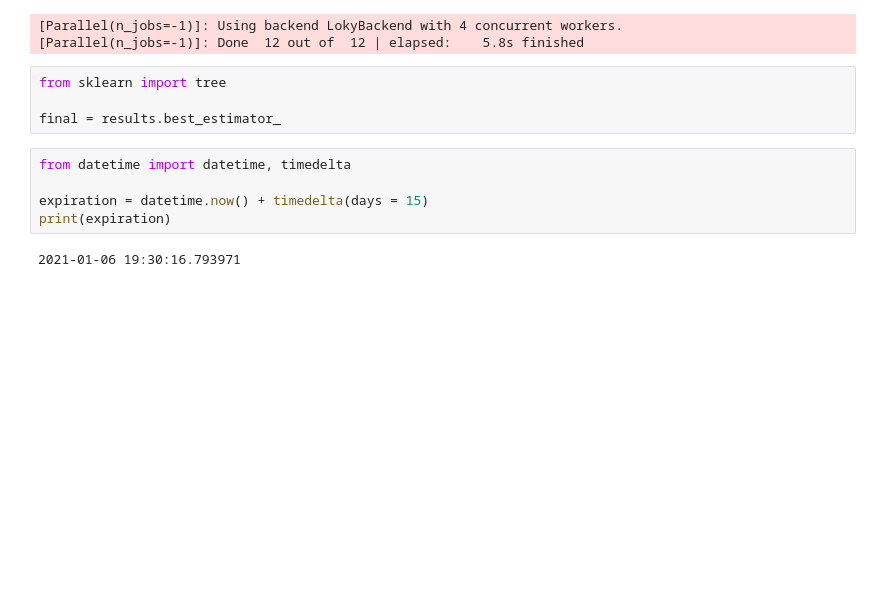
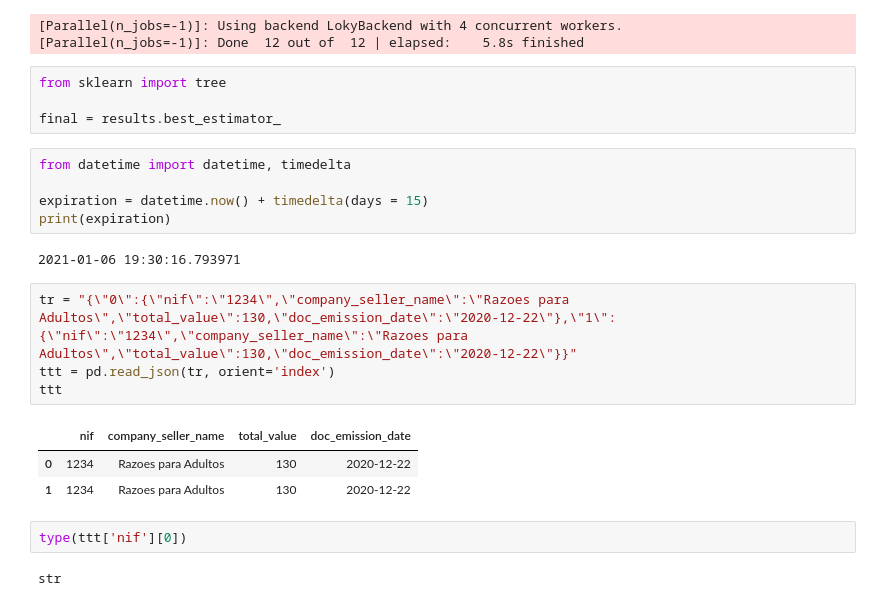
Before and after one commit to Infinions/ml-data-analytics, a Jupyter notebook: testing_datasets/RecommendationSystem.ipynb, the cells around one changed output. Saved outputs shown, nothing was run; the diff lists cells and outputs as text; blank space fills up the shorter version.

```diff
--- a/testing_datasets/RecommendationSystem.ipynb
+++ b/testing_datasets/RecommendationSystem.ipynb
@@ -341,3 +414,15 @@ expiration = datetime.now() + timedelta(days = 15)
 print(expiration)
 # %% [output]
 2021-01-06 19:30:16.793971
+# %%
+tr = "{\"0\":{\"nif\":\"1234\",\"company_seller_name\":\"Razoes para Adultos\",\"total_value\":130,\"doc_emission_date\":\"2020-12-22\"},\"1\":{\"nif\":\"1234\",\"company_seller_name\":\"Razoes para Adultos\",\"total_value\":130,\"doc_emission_date\":\"2020-12-22\"}}"
+ttt = pd.read_json(tr, orient='index')
+ttt
+# %% [output]
+|  | nif | company_seller_name | total_value | doc_emission_date |
+| 0 | 1234 | Razoes para Adultos | 130 | 2020-12-22 |
+| 1 | 1234 | Razoes para Adultos | 130 | 2020-12-22 |
+# %%
+type(ttt['nif'][0])
+# %% [output]
+str
```
Also changed, not shown: parts of 9 cells of this notebook, 13 other files.
